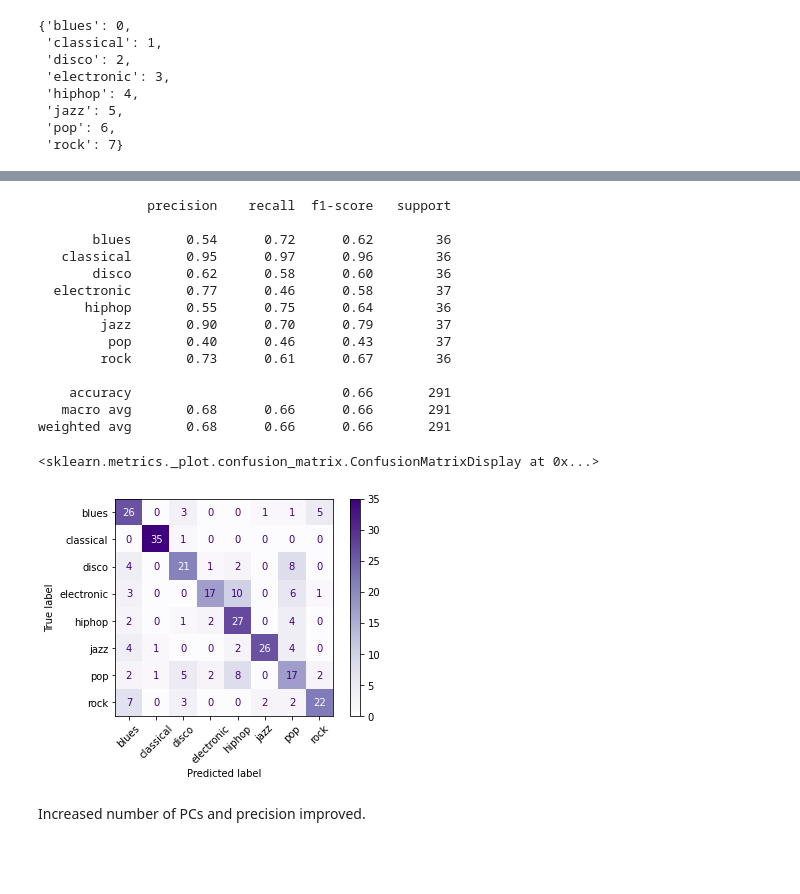
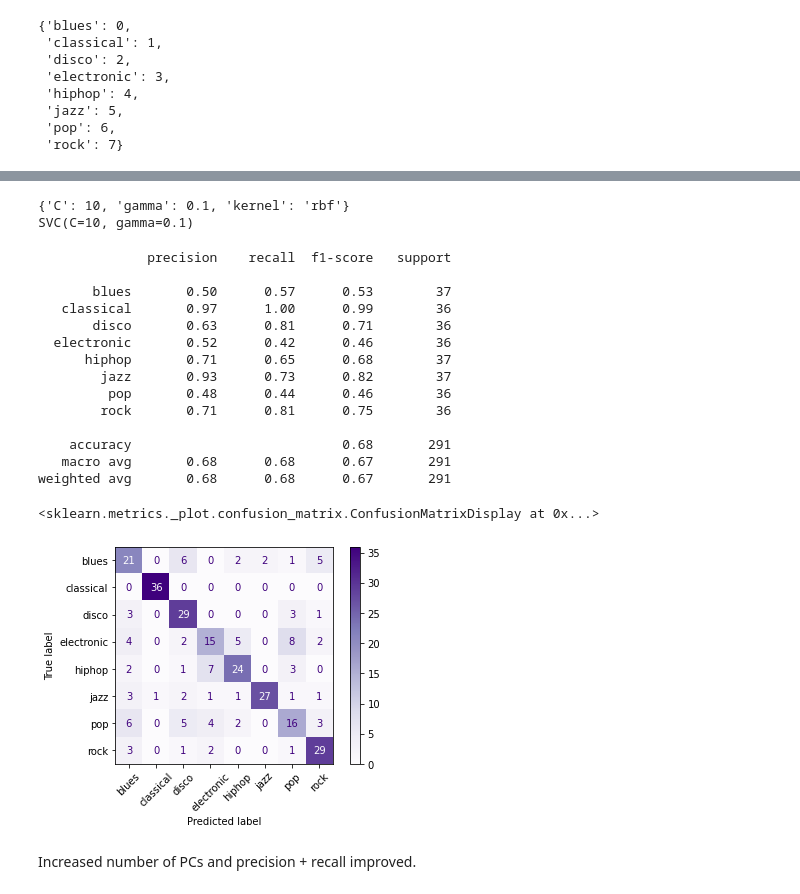
Before and after one commit to momoenomoto/ML-final-project, a Jupyter notebook: feature_analyze/preprocess_and_analyze.ipynb, the cells around one changed output, grey strips where cells are left out. Drawn from its saved outputs; the diff is of its cells as text; code cells hidden in the pictures; blank space fills up the shorter version.

```diff
--- a/feature_analyze/preprocess_and_analyze.ipynb
+++ b/feature_analyze/preprocess_and_analyze.ipynb
@@ -282,0 +317,7 @@ X_train, X_test, y_train, y_test = train_test_split(X, y, test_size=0.33, strati
+# %%
+# defining parameter range
+param_grid = {'C': [0.1, 1, 10, 100, 1000],
+              'gamma': [1, 0.1, 0.01, 0.001, 0.0001],
+              'kernel': ['rbf', 'poly', 'sigmoid', 'linear']}
+grid_svm = GridSearchCV(SVC(), param_grid, refit = True, verbose = 3)
+grid_svm.fit(X_train, y_train)
@@ -283,32 +347,36 @@ X_train, X_test, y_train, y_test = train_test_split(X, y, test_size=0.33, strati
+# %%
+print(grid_svm.best_params_)
+print(grid_svm.best_estimator_)
+# %% [output]
+{'C': 10, 'gamma': 0.1, 'kernel': 'rbf'}
+SVC(C=10, gamma=0.1)
 # %%
-model_svm = SVC()
-model_svm.fit(X_train, y_train)
-preds_svm = model_svm.predict(X_test, )
-print(classification_report(le.inverse_transform(y_test), le.inverse_transform(preds_svm)))
+grid_svm_preds = grid_svm.predict(X_test)
+print(classification_report(le.inverse_transform(y_test), le.inverse_transform(grid_svm_preds)))
 # %% [output]
               precision    recall  f1-score   support
 
-       blues       0.54      0.72      0.62        36
-   classical       0.95      0.97      0.96        36
-       disco       0.62      0.58      0.60        36
-  electronic       0.77      0.46      0.58        37
-      hiphop       0.55      0.75      0.64        36
-        jazz       0.90      0.70      0.79        37
-         pop       0.40      0.46      0.43        37
-        rock       0.73      0.61      0.67        36
+       blues       0.50      0.57      0.53        37
+   classical       0.97      1.00      0.99        36
+       disco       0.63      0.81      0.71        36
+  electronic       0.52      0.42      0.46        36
+      hiphop       0.71      0.65      0.68        37
+        jazz       0.93      0.73      0.82        37
+         pop       0.48      0.44      0.46        36
+        rock       0.71      0.81      0.75        36
 
-    accuracy                           0.66       291
-   macro avg       0.68      0.66      0.66       291
-weighted avg       0.68      0.66      0.66       291
+    accuracy                           0.68       291
+   macro avg       0.68      0.68      0.67       291
+weighted avg       0.68      0.68      0.67       291
 # %%
 class_names = le.classes_
 
-cnf_matrix = confusion_matrix(y_test, preds_svm)
-plot_confusion_matrix(model_svm, X_test, y_test, xticks_rotation=45,
+cnf_matrix = confusion_matrix(y_test, grid_svm_preds)
+plot_confusion_matrix(grid_svm, X_test, y_test, xticks_rotation=45,
                                  display_labels=class_names,
                                  cmap=plt.cm.Purples)
 # %% [output]
 <sklearn.metrics._plot.confusion_matrix.ConfusionMatrixDisplay at 0x...>
-[figure, old version]
+[figure, new version]
 # %% [markdown]
-Increased number of PCs and precision improved.
+Increased number of PCs and precision + recall improved.
```
Also changed, not shown: parts of 18 cells of this notebook, 6 other files.
